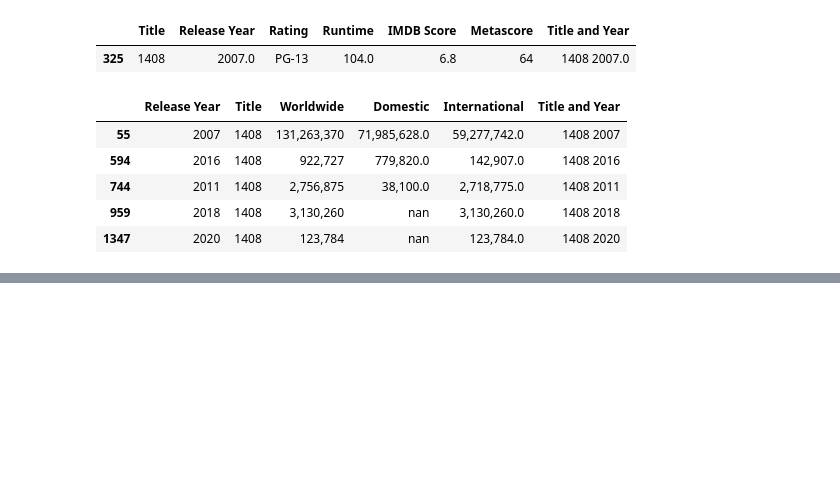
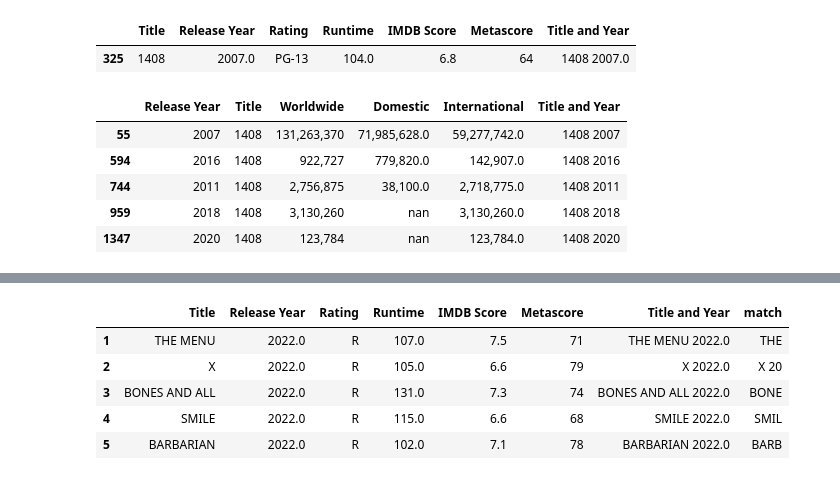
Before and after one commit to RobertRLunn/RLDA7capstone, a Jupyter notebook: notebook/movieanalysis.ipynb, the cells around one changed output, grey strips where cells are left out. Saved outputs shown, nothing was run; the diff lists cells and outputs as text; code cells hidden in the pictures; blank space fills up the shorter version.

Commit message:
fuzzy match

```diff
--- a/notebook/movieanalysis.ipynb
+++ b/notebook/movieanalysis.ipynb
@@ -329,0 +438,11 @@ wwbo.loc[(wwbo['Title'] == '1408')]
+# %%
+imdbdf['match'] = imdbdf['Title and Year'].str[0:4]
+# %%
+imdbdf.head()
+# %% [output]
+|  | Title | Release Year | Rating | Runtime | IMDB Score | Metascore | Title and Year | match |
+| 1 | THE MENU | 2022.0 | R | 107.0 | 7.5 | 71 | THE MENU 2022.0 | THE |
+| 2 | X | 2022.0 | R | 105.0 | 6.6 | 79 | X 2022.0 | X 20 |
+| 3 | BONES AND ALL | 2022.0 | R | 131.0 | 7.3 | 74 | BONES AND ALL 2022.0 | BONE |
+| 4 | SMILE | 2022.0 | R | 115.0 | 6.6 | 68 | SMILE 2022.0 | SMIL |
+| 5 | BARBARIAN | 2022.0 | R | 102.0 | 7.1 | 78 | BARBARIAN 2022.0 | BARB |
```
Also changed, not shown: parts of 29 cells of this notebook.
